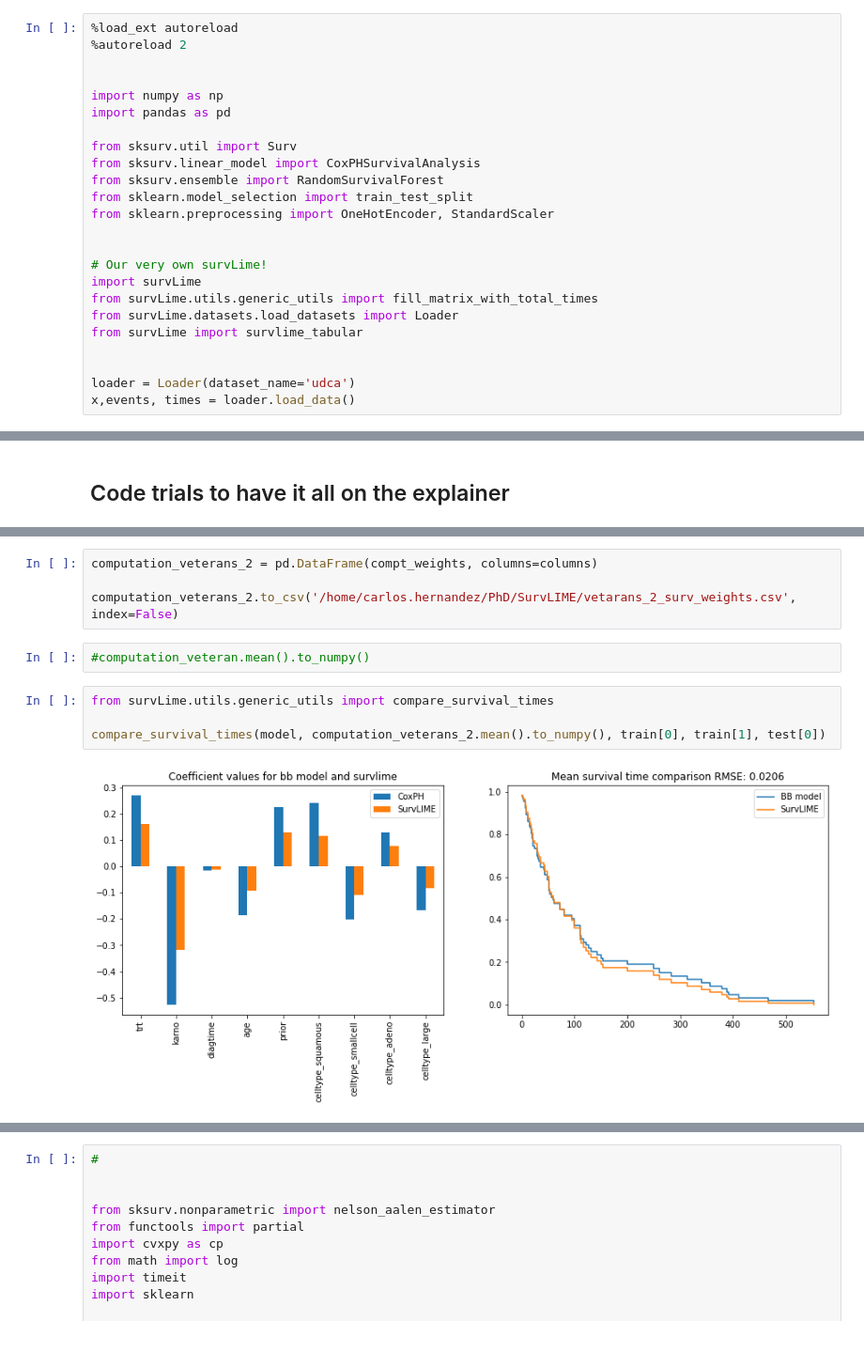
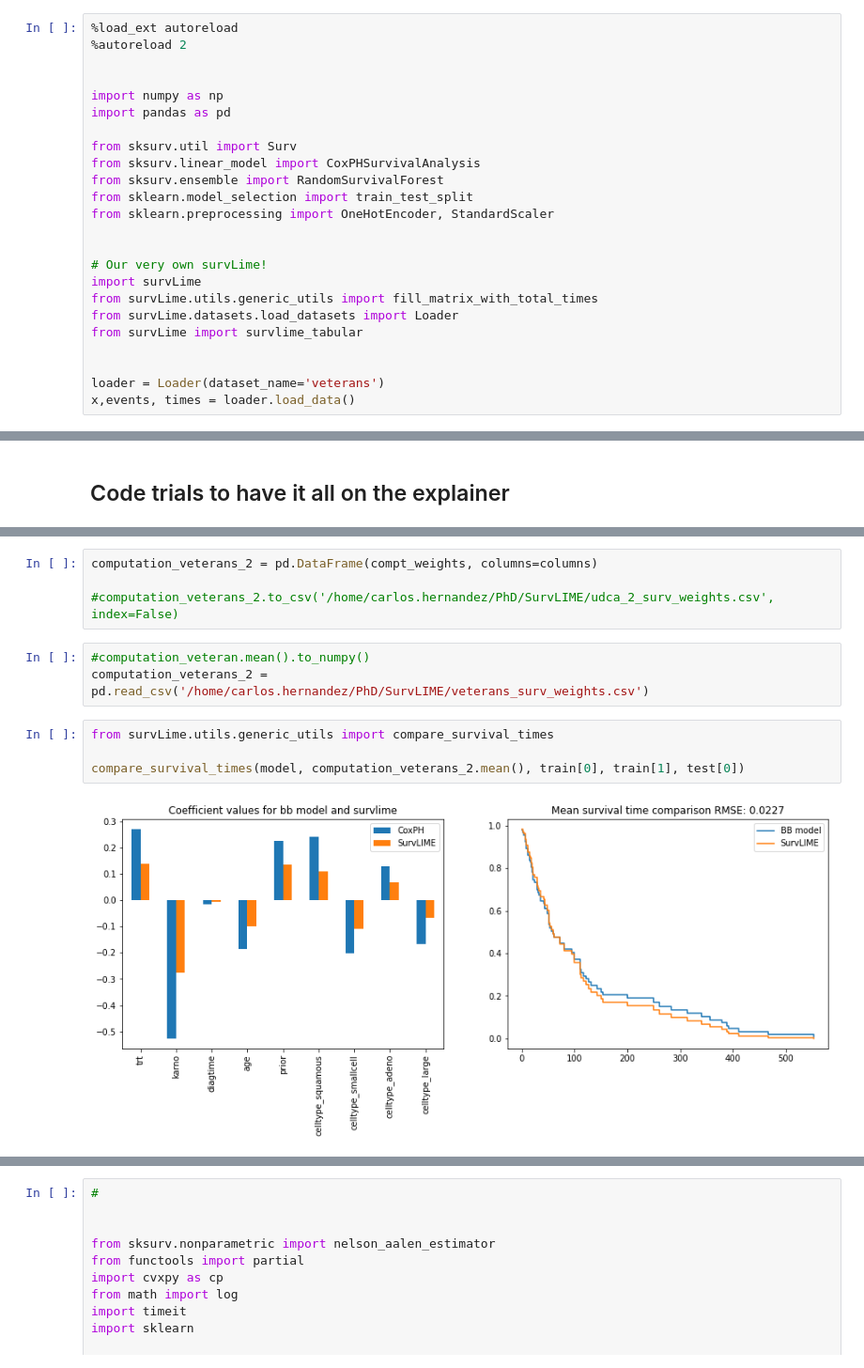
Before and after one commit to imatge-upc/SurvLIMEpy, a Jupyter notebook: survLime/notebooks/vetaran_notebook.ipynb, the cells around one changed output, grey strips where cells are left out. Shown at 94% size. Cells and saved outputs as stored; diff of their text form.

```diff
--- a/survLime/notebooks/vetaran_notebook.ipynb
+++ b/survLime/notebooks/vetaran_notebook.ipynb
@@ -20,7 +20,7 @@ from survLime.datasets.load_datasets import Loader
 from survLime import survlime_tabular
 
 
-loader = Loader(dataset_name='udca')
+loader = Loader(dataset_name='veterans')
 x,events, times = loader.load_data()
 # %% [output]
 The autoreload extension is already loaded. To reload it, use:
@@ -71,12 +86,13 @@ time solving the problem 48.407716125948355
 # %%
 computation_veterans_2 = pd.DataFrame(compt_weights, columns=columns)
 
-computation_veterans_2.to_csv('/home/carlos.hernandez/PhD/SurvLIME/vetarans_2_surv_weights.csv', index=False)
+#computation_veterans_2.to_csv('/home/carlos.hernandez/PhD/SurvLIME/udca_2_surv_weights.csv', index=False)
 # %%
 #computation_veteran.mean().to_numpy()
+computation_veterans_2 = pd.read_csv('/home/carlos.hernandez/PhD/SurvLIME/veterans_surv_weights.csv')
 # %%
 from survLime.utils.generic_utils import compare_survival_times
 
-compare_survival_times(model, computation_veterans_2.mean().to_numpy(), train[0], train[1], test[0])
+compare_survival_times(model, computation_veterans_2.mean(), train[0], train[1], test[0])
 # %% [output]
-[figure, old version]
+[figure, new version]
```
Also changed, not shown: parts of 4 cells of this notebook, 4 other files.
